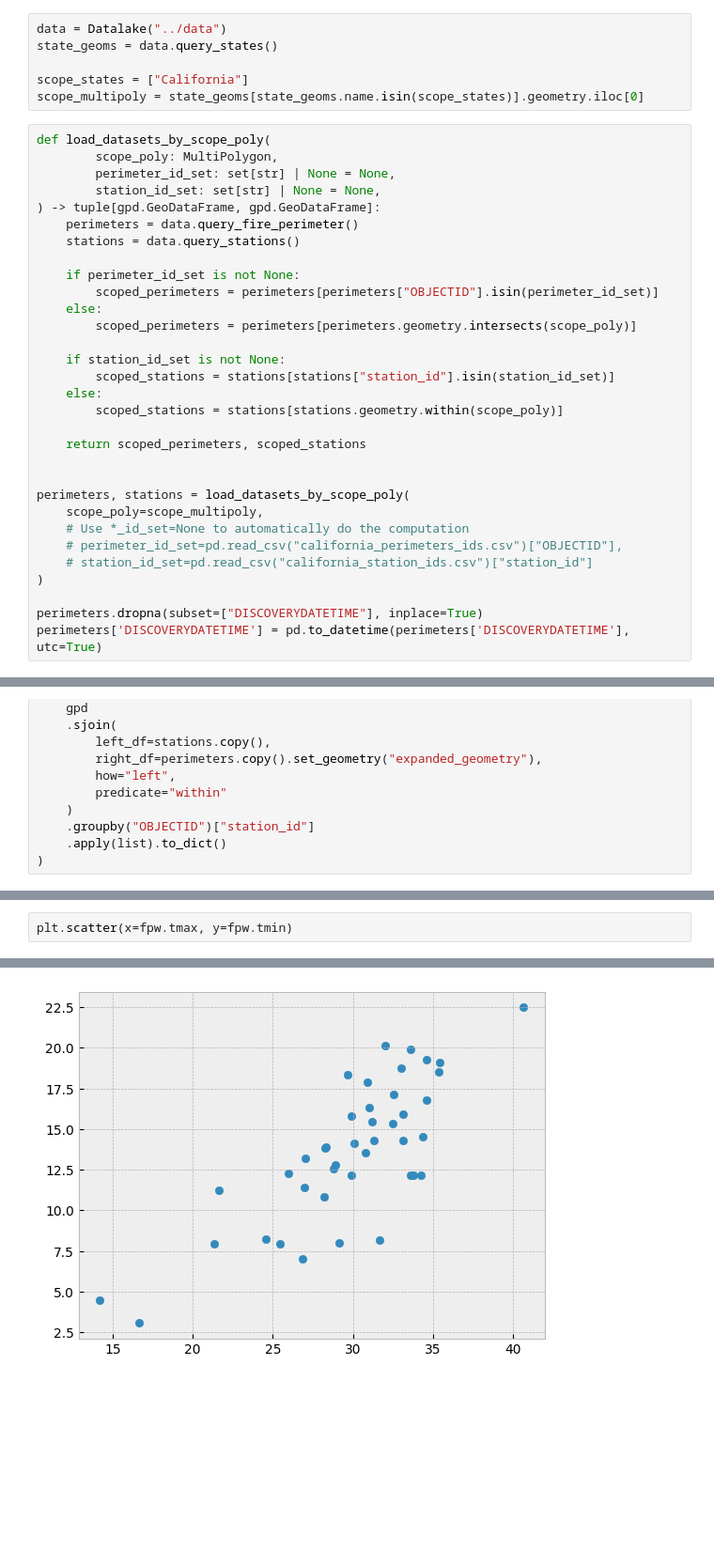
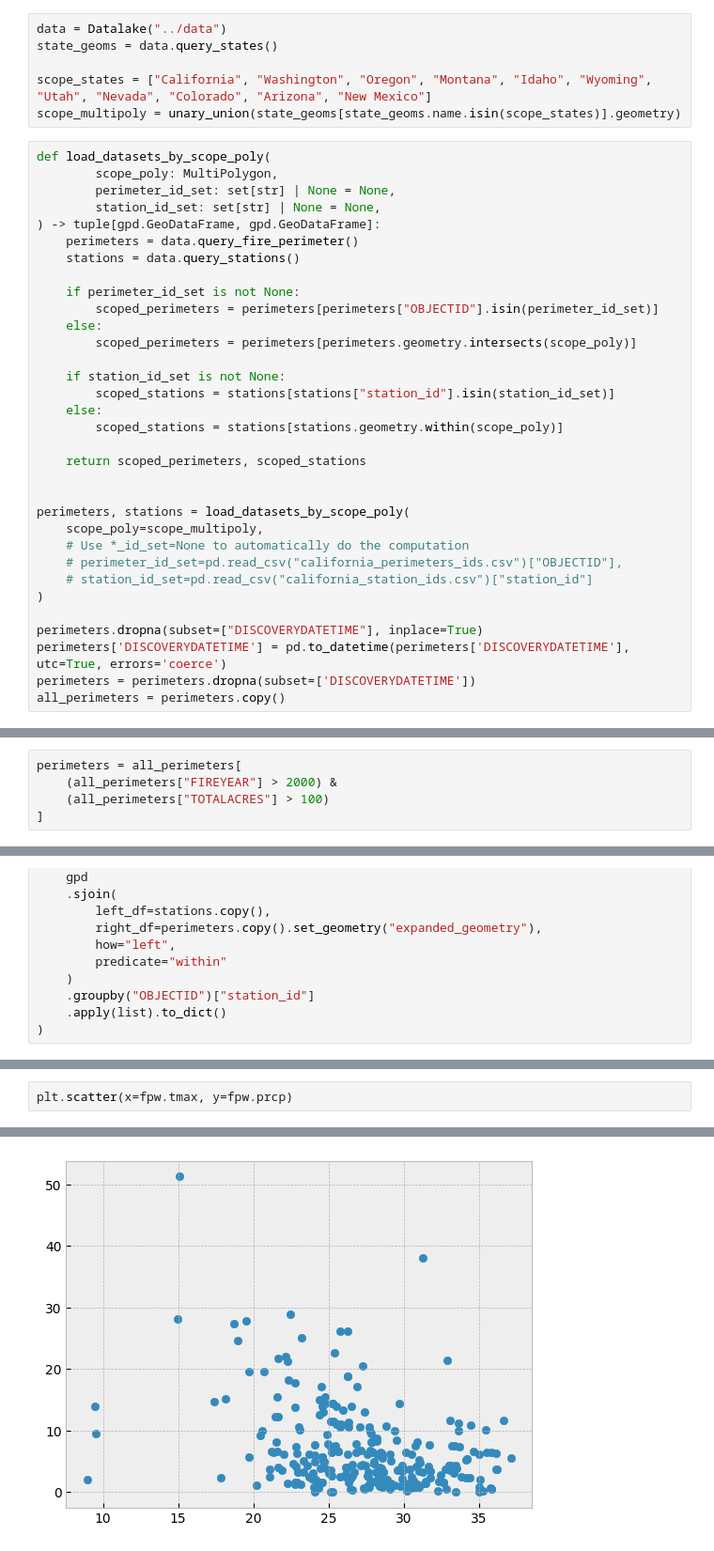
Before and after one commit to nathanrethwisch/FinalProjectDS4010A, a Jupyter notebook: py-notebooks/california-fire-with-datalake.ipynb, the cells around one changed output, grey strips where cells are left out. Shown at 94% size. Saved outputs shown, nothing was run; the diff lists cells and outputs as text; blank space fills up the shorter version.

```diff
--- a/py-notebooks/california-fire-with-datalake.ipynb
+++ b/py-notebooks/california-fire-with-datalake.ipynb
@@ -21,8 +22,8 @@ def initialize_figure(w: int = 14, h: int = 10) -> any:
 data = Datalake("../data")
 state_geoms = data.query_states()
 
-scope_states = ["California"]
-scope_multipoly = state_geoms[state_geoms.name.isin(scope_states)].geometry.iloc[0]
+scope_states = ["California", "Washington", "Oregon", "Montana", "Idaho", "Wyoming", "Utah", "Nevada", "Colorado", "Arizona", "New Mexico"]
+scope_multipoly = unary_union(state_geoms[state_geoms.name.isin(scope_states)].geometry)
 # %%
 def load_datasets_by_scope_poly(
         scope_poly: MultiPolygon,
@@ -53,4 +54,6 @@ perimeters, stations = load_datasets_by_scope_poly(
 )
 
 perimeters.dropna(subset=["DISCOVERYDATETIME"], inplace=True)
-perimeters['DISCOVERYDATETIME'] = pd.to_datetime(perimeters['DISCOVERYDATETIME'], utc=True)
+perimeters['DISCOVERYDATETIME'] = pd.to_datetime(perimeters['DISCOVERYDATETIME'], utc=True, errors='coerce')
+perimeters = perimeters.dropna(subset=['DISCOVERYDATETIME'])
+all_perimeters = perimeters.copy()
@@ -57,3 +65,8 @@ perimeters['DISCOVERYDATETIME'] = pd.to_datetime(perimeters['DISCOVERYDATETIME']
+# %%
+perimeters = all_perimeters[
+    (all_perimeters["FIREYEAR"] > 2000) &
+    (all_perimeters["TOTALACRES"] > 100)
+]
 # %%
 perimeters.info()
 # %% [output]
@@ -342,5 +342,5 @@ fpw.fillna(value=0)
 # %%
-plt.scatter(x=fpw.tmax, y=fpw.tmin)
+plt.scatter(x=fpw.tmax, y=fpw.prcp)
 # %% [output]
 <matplotlib.collections.PathCollection at 0x...>
-[figure, old version]
+[figure, new version]
```
Also changed, not shown: parts of 12 cells of this notebook, 3 other files.
